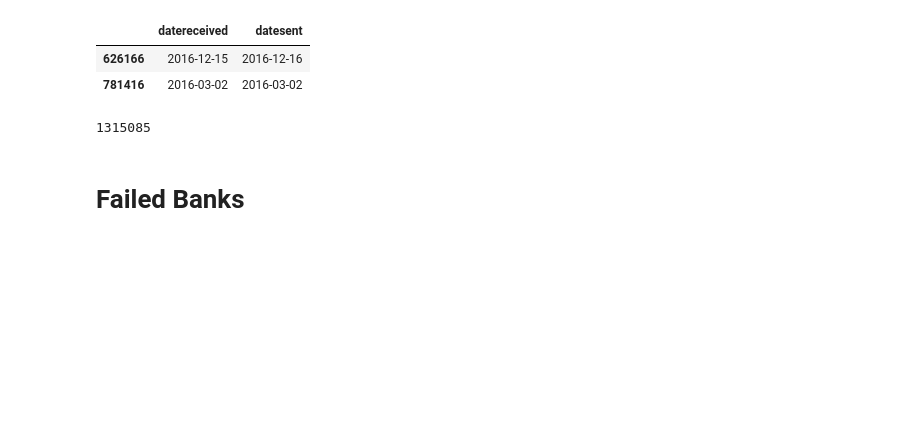
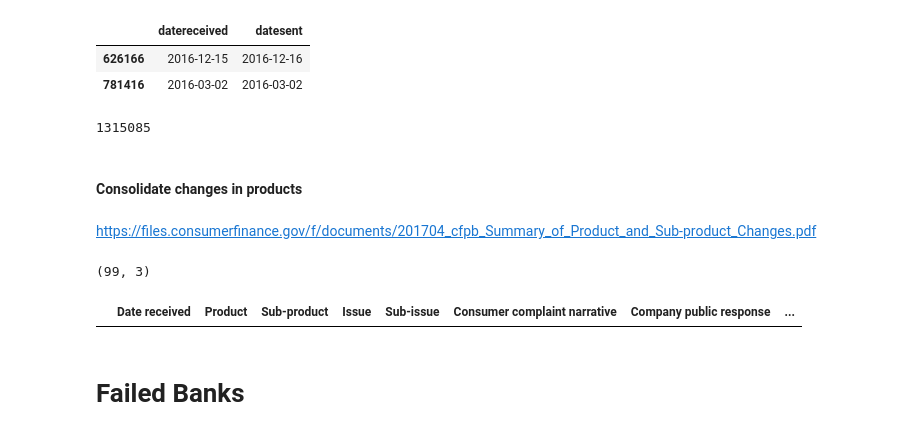
Before and after one commit to LambdaSchool/DS-Unit-1-Sprint-5-Data-Storytelling-Blog-Post, a Jupyter notebook: complaints_failed_banks.ipynb, the cells around one changed output. Saved outputs shown, nothing was run; the diff lists cells and outputs as text; code cells hidden in the pictures; blank space fills up the shorter version.

```diff
--- a/complaints_failed_banks.ipynb
+++ b/complaints_failed_banks.ipynb
@@ -65,3 +65,17 @@ df[['datereceived', 'datesent']].sample(2)
 len(df['Complaint ID'].unique())
 # %% [output]
 1315085
+# %% [markdown]
+#### Consolidate changes in products
+# %% [markdown]
+https://files.consumerfinance.gov/f/documents/201704_cfpb_Summary_of_Product_and_Sub-product_Changes.pdf
+# %%
+df_prd = (df.fillna('-')
+   .groupby(by=['Product', 'Sub-product'], as_index=False)
+   .agg({'Complaint ID': pd.Series.nunique})
+   .sort_values(by=['Product', 'Complaint ID'],
+                ascending=(True, False))
+)
+print(df_prd.shape)
+# %% [output]
+(99, 3)
@@ -68,3 +131,10 @@ len(df['Complaint ID'].unique())
+# %%
+# consolidate products for the whole dataset
+df['new'] = df.iloc[:,1:3].apply(new_prd, axis=1)
+# verify consolidation
+df[df['new']=='']
+# %% [output]
+|  | Date received | Product | Sub-product | Issue | Sub-issue | Consumer complaint narrative | Company public response | ... |
 # %% [markdown]
 # Failed Banks
 # %%
```
Also changed, not shown: parts of 8 cells of this notebook.
